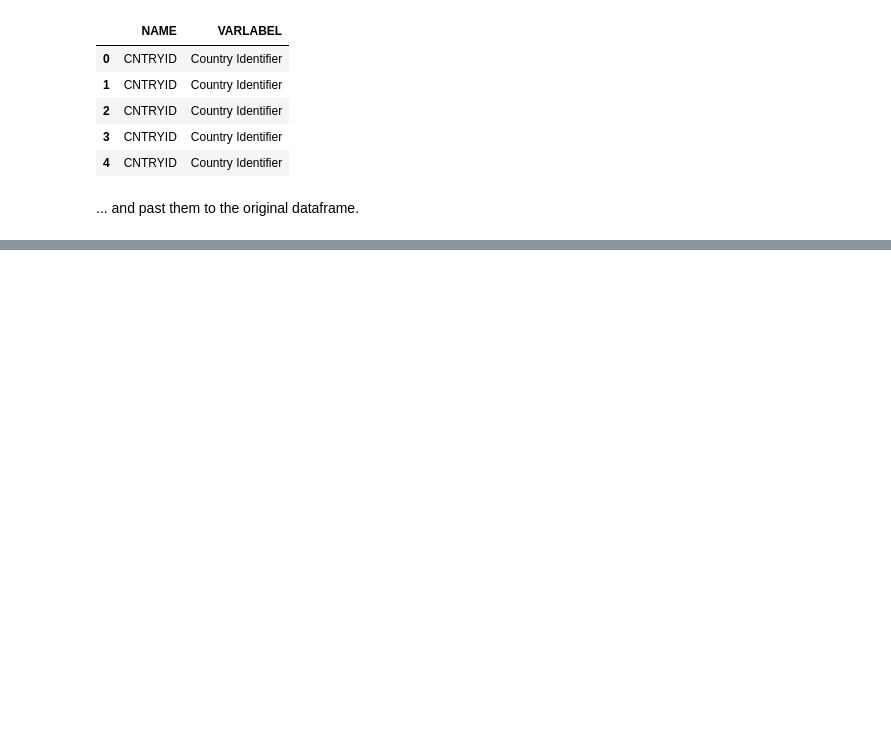
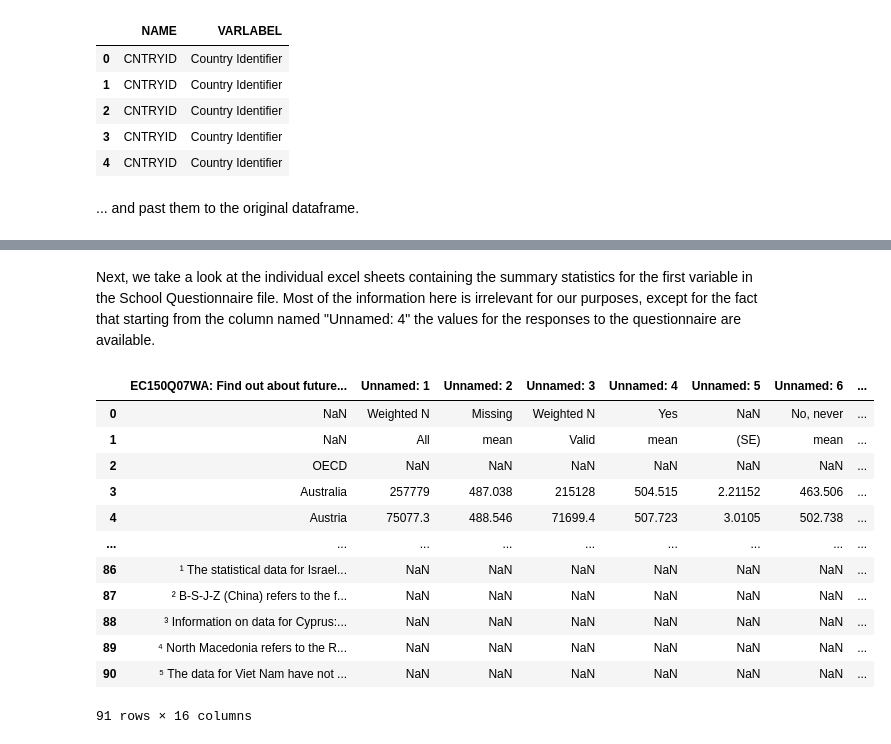
Before and after one commit to sdhector/PISA-Analysis, a Jupyter notebook: Introduccion a los datos PISA.ipynb, the cells around one changed output, grey strips where cells are left out. Drawn from its saved outputs; the diff is of its cells as text; code cells hidden in the pictures; blank space fills up the shorter version.

```diff
--- a/Introduccion a los datos PISA.ipynb
+++ b/Introduccion a los datos PISA.ipynb
@@ -136,0 +152,12 @@ df.head()
+# %%
+path = r'D:\Data Science Folder\PISA Analysis\Data\2018\2018_Compendia_Questionnaire\bkg'
+files = os.listdir(path)
+df = pd.DataFrame()
+for i in range(0,len(files)):
+    data = pd.read_excel(os.path.join(path, files[i]),sheet_name = "Table of Contents")
+    cols = data.columns
+    data = data.rename(columns = {cols[0]:"varname", cols[1]: "varlabels"})
+    data["filename"] = files[i]
+    df = df.append(data)
+df.head()
+CompendiaQuestionnaire = df
@@ -136,0 +171,19 @@ df.head()
+# %% [markdown]
+Next, we take a look at the individual excel sheets containing the summary statistics for the first variable in the School Questionnaire file. Most of the information here is irrelevant for our purposes, except for the fact that starting from the column named "Unnamed: 4" the values for the responses to the questionnaire are available.
+# %%
+pd.read_excel(os.path.join(path,CompendiaQuestionnaire["filename"].iloc[9]),
+             sheet_name= CompendiaQuestionnaire["varname"].iloc[9])
+# %% [output]
+|  | EC150Q07WA: Find out about future... | Unnamed: 1 | Unnamed: 2 | Unnamed: 3 | Unnamed: 4 | Unnamed: 5 | Unnamed: 6 | ... |
+| 0 | NaN | Weighted N | Missing | Weighted N | Yes | NaN | No, never | ... |
+| 1 | NaN | All | mean | Valid | mean | (SE) | mean | ... |
+| 2 | OECD | NaN | NaN | NaN | NaN | NaN | NaN | ... |
+| 3 | Australia | 257779 | 487.038 | 215128 | 504.515 | 2.21152 | 463.506 | ... |
+| 4 | Austria | 75077.3 | 488.546 | 71699.4 | 507.723 | 3.0105 | 502.738 | ... |
+| ... | ... | ... | ... | ... | ... | ... | ... | ... |
+| 86 | ¹ The statistical data for Israel... | NaN | NaN | NaN | NaN | NaN | NaN | ... |
+| 87 | ² B-S-J-Z (China) refers to the f... | NaN | NaN | NaN | NaN | NaN | NaN | ... |
+| 88 | ³ Information on data for Cyprus:... | NaN | NaN | NaN | NaN | NaN | NaN | ... |
+| 89 | ⁴ North Macedonia refers to the R... | NaN | NaN | NaN | NaN | NaN | NaN | ... |
+| 90 | ⁵ The data for Viet Nam have not ... | NaN | NaN | NaN | NaN | NaN | NaN | ... |
+91 rows × 16 columns
```
Also changed, not shown: parts of 17 cells of this notebook.
